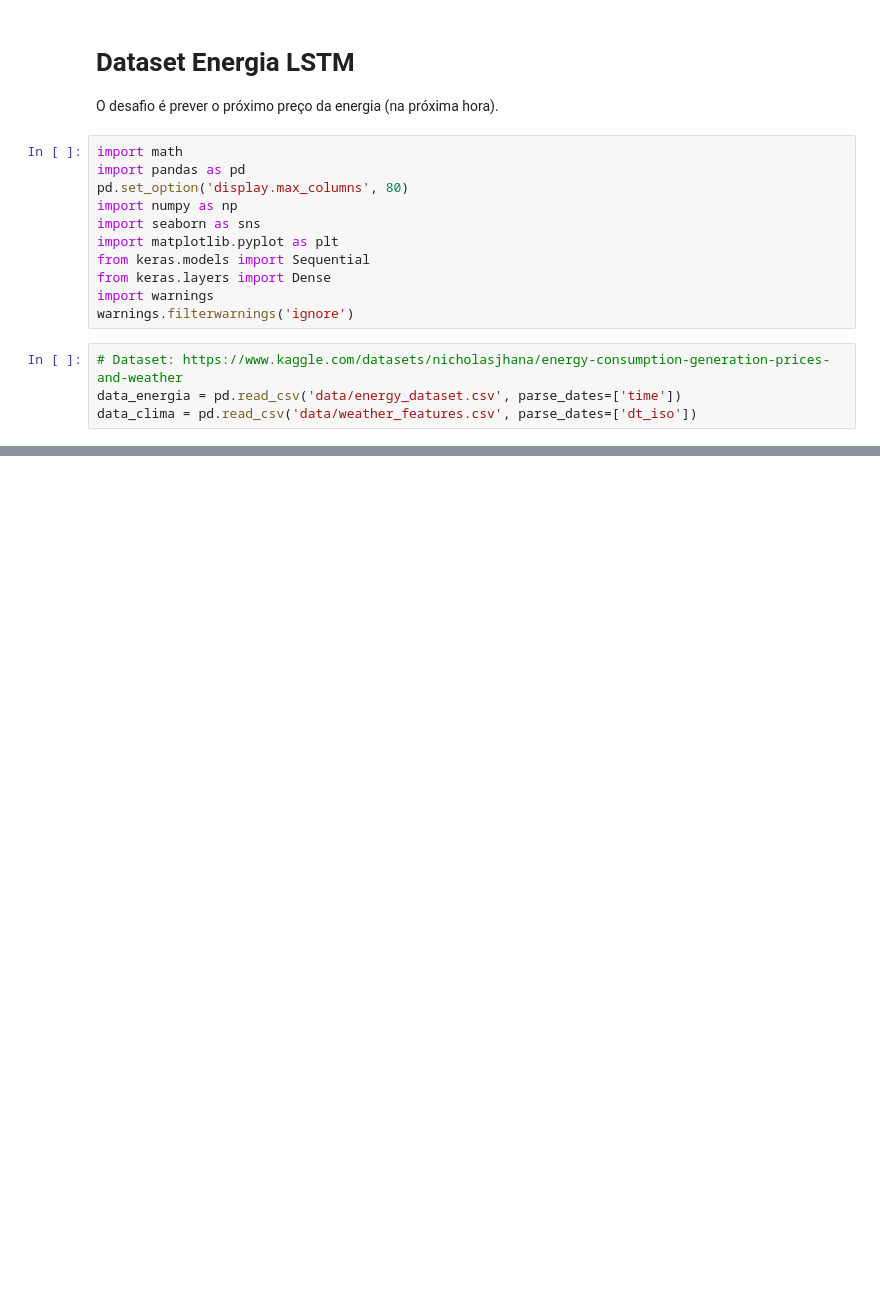
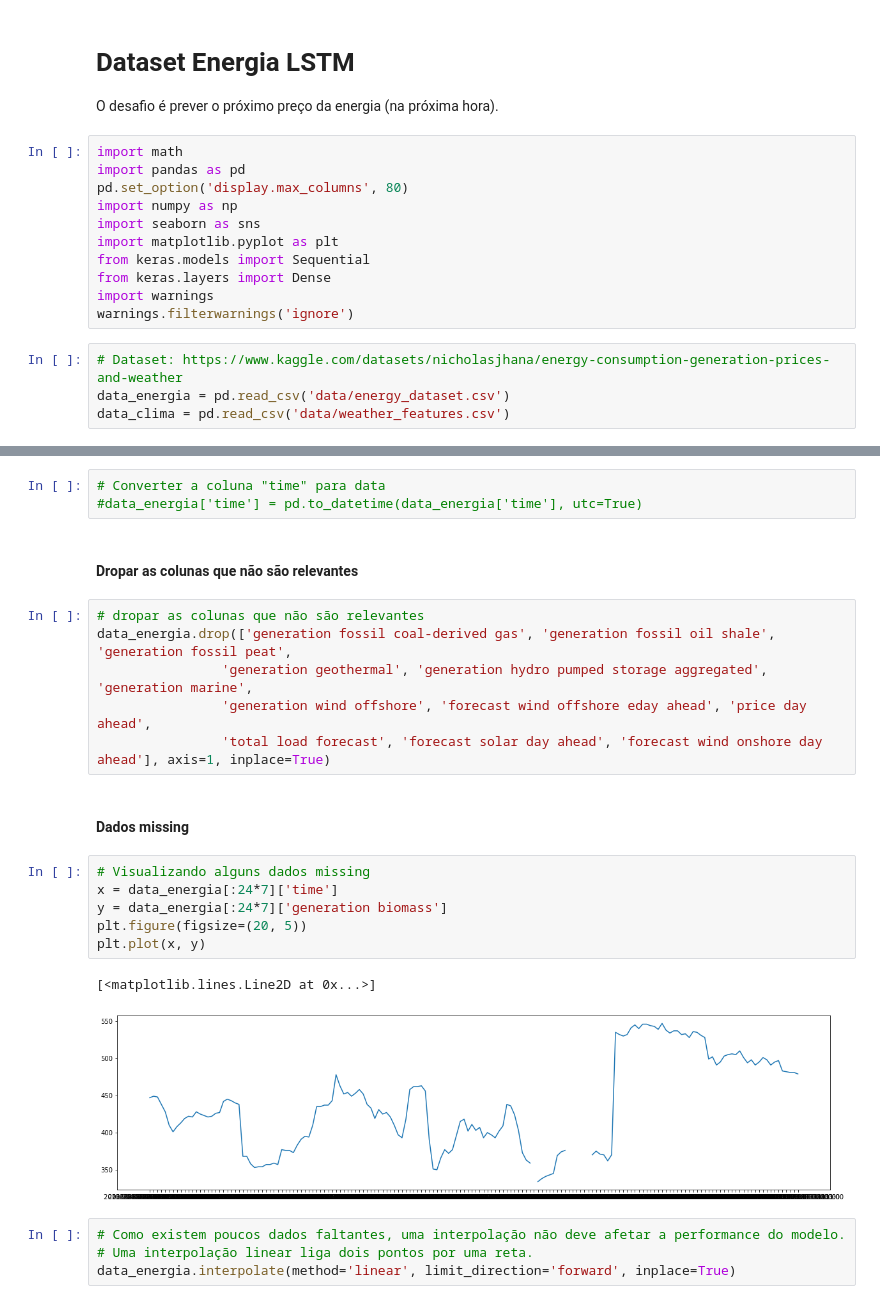
Before and after one commit to Jefersonnnn/series_temporais, a Jupyter notebook: ex_dados_temporais_energia.ipynb, the cells around one changed output, grey strips where cells are left out. Drawn from its saved outputs; the diff is of its cells as text; blank space fills up the shorter version.

```diff
--- a/ex_dados_temporais_energia.ipynb
+++ b/ex_dados_temporais_energia.ipynb
@@ -15,5 +15,5 @@ import warnings
 warnings.filterwarnings('ignore')
 # %%
 # Dataset: https://www.kaggle.com/datasets/nicholasjhana/energy-consumption-generation-prices-and-weather
-data_energia = pd.read_csv('data/energy_dataset.csv', parse_dates=['time'])
-data_clima = pd.read_csv('data/weather_features.csv', parse_dates=['dt_iso'])
+data_energia = pd.read_csv('data/energy_dataset.csv')
+data_clima = pd.read_csv('data/weather_features.csv')
@@ -28,0 +112,26 @@ data_energia.head()
+# %%
+# Converter a coluna "time" para data
+#data_energia['time'] = pd.to_datetime(data_energia['time'], utc=True)
+# %% [markdown]
+#### Dropar as colunas que não são relevantes
+# %%
+# dropar as colunas que não são relevantes
+data_energia.drop(['generation fossil coal-derived gas', 'generation fossil oil shale', 'generation fossil peat',
+                'generation geothermal', 'generation hydro pumped storage aggregated', 'generation marine',
+                'generation wind offshore', 'forecast wind offshore eday ahead', 'price day ahead',
+                'total load forecast', 'forecast solar day ahead', 'forecast wind onshore day ahead'], axis=1, inplace=True)
+# %% [markdown]
+#### Dados missing
+# %%
+# Visualizando alguns dados missing
+x = data_energia[:24*7]['time']
+y = data_energia[:24*7]['generation biomass']
+plt.figure(figsize=(20, 5))
+plt.plot(x, y)
+# %% [output]
+[<matplotlib.lines.Line2D at 0x...>]
+[figure, added]
+# %%
+# Como existem poucos dados faltantes, uma interpolação não deve afetar a performance do modelo.
+# Uma interpolação linear liga dois pontos por uma reta.
+data_energia.interpolate(method='linear', limit_direction='forward', inplace=True)
```
Also changed, not shown: parts of 42 cells of this notebook.
